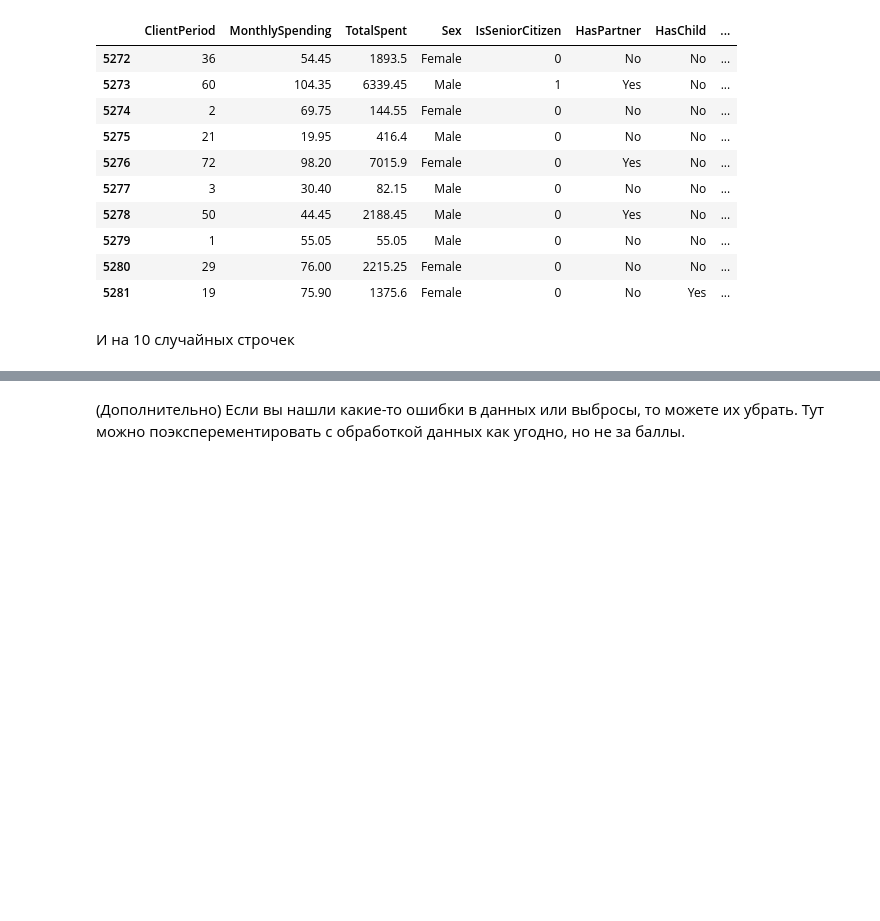
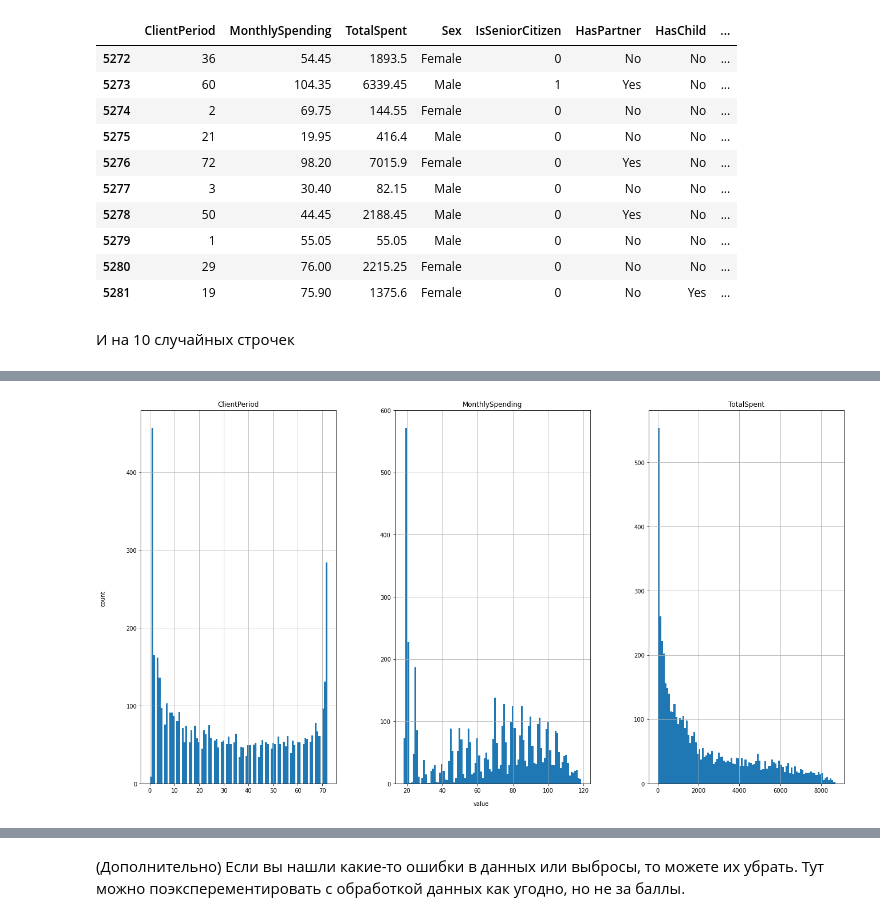
Before and after one commit to noname19871/DLS2022_advanced, a Jupyter notebook: homeworks/homework3/[homework]baseline.ipynb, the cells around one changed output, grey strips where cells are left out. Saved outputs shown, nothing was run; the diff lists cells and outputs as text; code cells hidden in the pictures; blank space fills up the shorter version.

```diff
--- a/homeworks/homework3/[homework]baseline.ipynb
+++ b/homeworks/homework3/[homework]baseline.ipynb
@@ -147,3 +232,6 @@ train.sample(n=10)
+# %%
+train['TotalSpent'].fillna(0.0, inplace=True)
+test['TotalSpent'].fillna(0.0, inplace=True)
 # %% [markdown]
 ## Анализ данных (3 балла)
 
@@ -158,0 +245,9 @@ train.sample(n=10)
+# %%
+fig, axes = plt.subplots(nrows=1, ncols=3, figsize = (22, 12))
+
+train[num_cols].hist(bins = 100, figsize = (24, 12), ax=axes)
+fig.text(0.5, 0.08, 'value', ha='center')
+fig.text(0.08, 0.5, 'count', va='center', rotation='vertical')
+None
+# %% [output]
+[figure, added]
```
Also changed, not shown: parts of 18 cells of this notebook.
